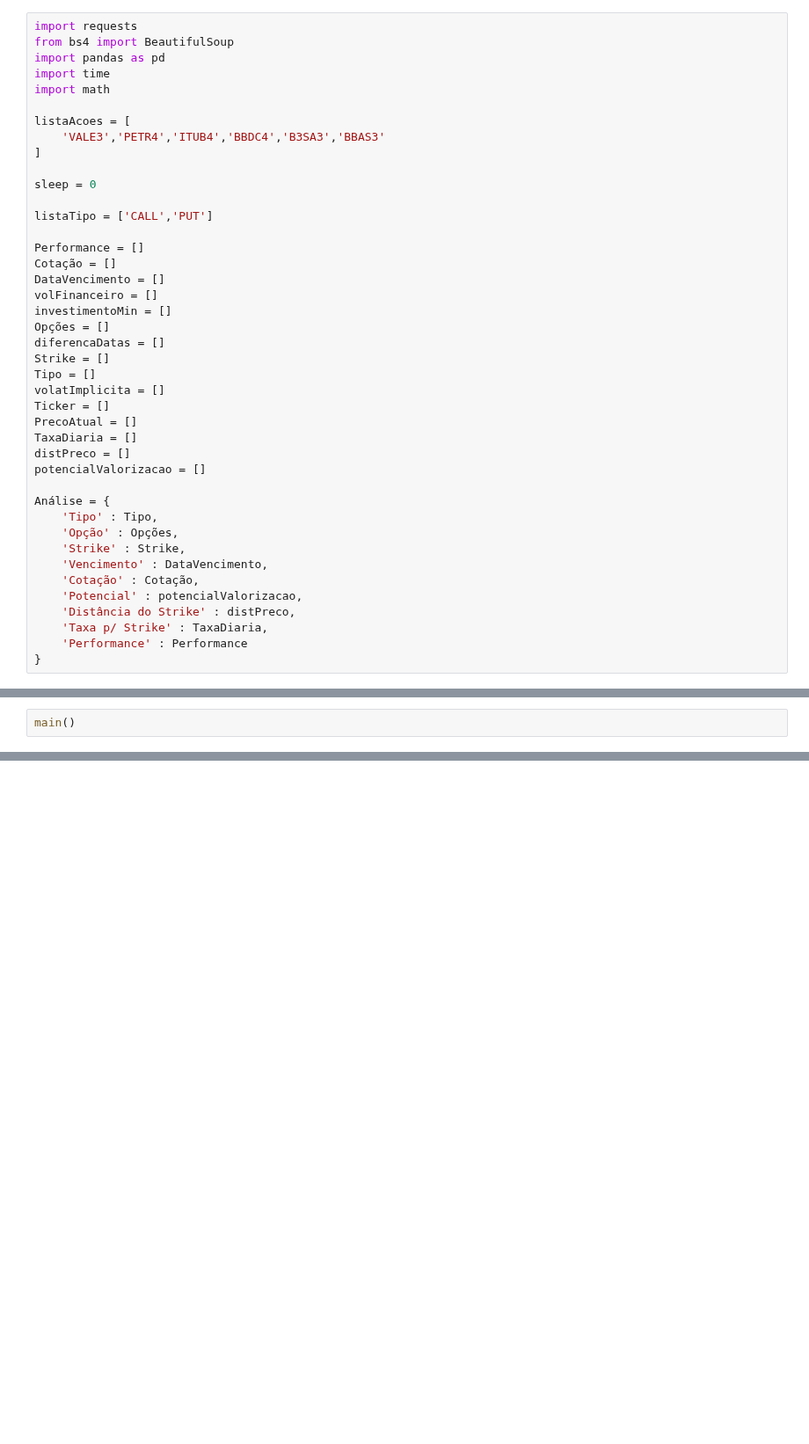
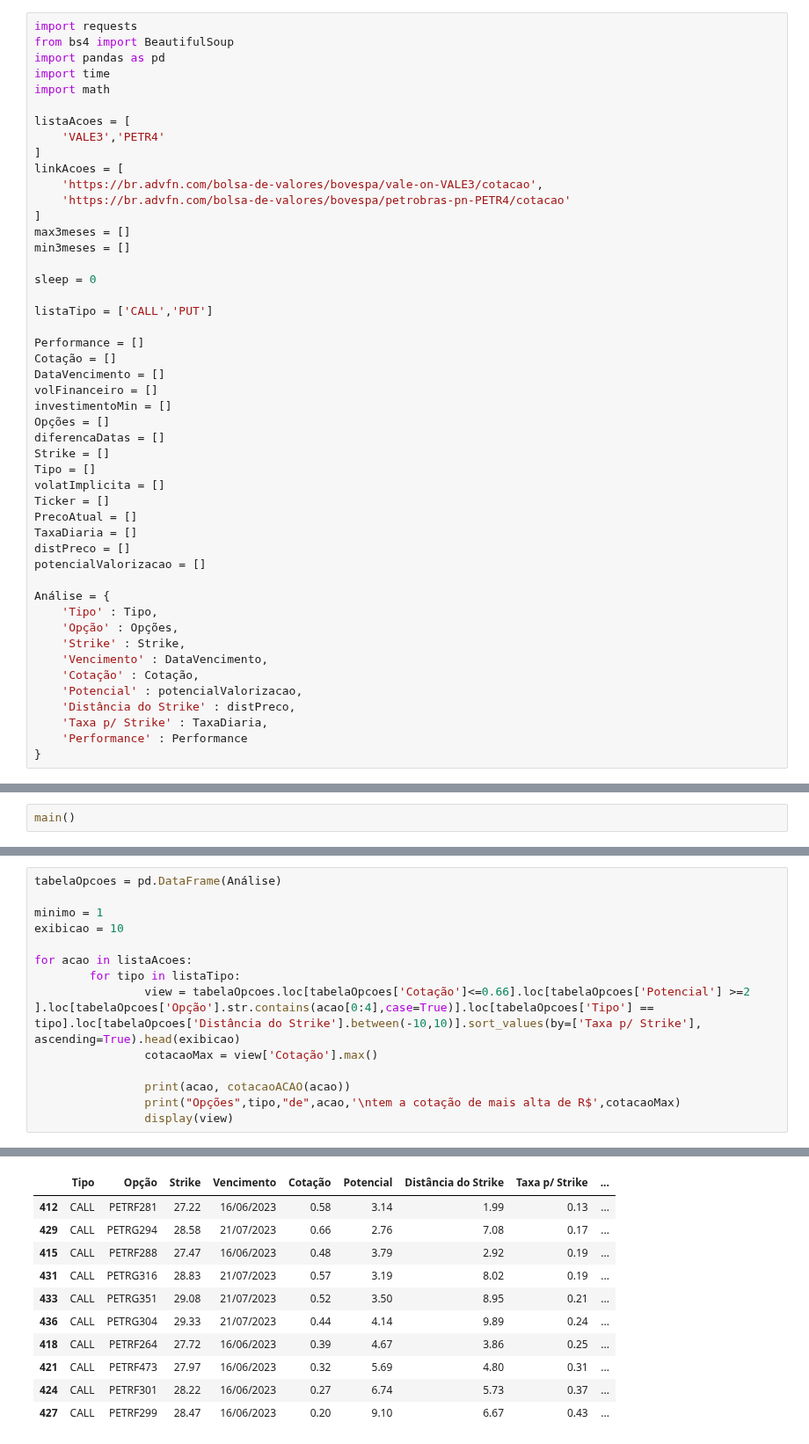
Before and after one commit to fernandodipp/Scraper_FII, a Jupyter notebook: opcoesB3 copy.ipynb, the cells around one changed output, grey strips where cells are left out. Shown at 88% size. Saved outputs shown, nothing was run; the diff lists cells and outputs as text; blank space fills up the shorter version.

```diff
--- a/opcoesB3 copy.ipynb
+++ b/opcoesB3 copy.ipynb
@@ -9,8 +9,14 @@ import time
 import math
 
 listaAcoes = [
-    'VALE3','PETR4','ITUB4','BBDC4','B3SA3','BBAS3'
+    'VALE3','PETR4'
 ]
+linkAcoes = [
+    'https://br.advfn.com/bolsa-de-valores/bovespa/vale-on-VALE3/cotacao',
+    'https://br.advfn.com/bolsa-de-valores/bovespa/petrobras-pn-PETR4/cotacao'
+]
+max3meses = []
+min3meses = []
 
 sleep = 0
 
@@ -488,0 +393,15 @@ e potencial de valorização média de 16.82
+# %%
+tabelaOpcoes = pd.DataFrame(Análise)
+
+minimo = 1
+exibicao = 10
+
+for acao in listaAcoes:
+        for tipo in listaTipo:
+                view = tabelaOpcoes.loc[tabelaOpcoes['Cotação']<=0.66].loc[tabelaOpcoes['Potencial'] >=2 ].loc[tabelaOpcoes['Opção'].str.contains(acao[0:4],case=True)].loc[tabelaOpcoes['Tipo'] == tipo].loc[tabelaOpcoes['Distância do Strike'].between(-10,10)].sort_values(by=['Taxa p/ Strike'], ascending=True).head(exibicao)
+                cotacaoMax = view['Cotação'].max()
+
+                print(acao, cotacaoACAO(acao))
+                print("Opções",tipo,"de",acao,'\ntem a cotação de mais alta de R$',cotacaoMax)
+                display(view)
+# %% [output]
@@ -488,0 +428,11 @@ e potencial de valorização média de 16.82
+|  | Tipo | Opção | Strike | Vencimento | Cotação | Potencial | Distância do Strike | Taxa p/ Strike | ... |
+| 412 | CALL | PETRF281 | 27.22 | 16/06/2023 | 0.58 | 3.14 | 1.99 | 0.13 | ... |
+| 429 | CALL | PETRG294 | 28.58 | 21/07/2023 | 0.66 | 2.76 | 7.08 | 0.17 | ... |
+| 415 | CALL | PETRF288 | 27.47 | 16/06/2023 | 0.48 | 3.79 | 2.92 | 0.19 | ... |
+| 431 | CALL | PETRG316 | 28.83 | 21/07/2023 | 0.57 | 3.19 | 8.02 | 0.19 | ... |
+| 433 | CALL | PETRG351 | 29.08 | 21/07/2023 | 0.52 | 3.50 | 8.95 | 0.21 | ... |
+| 436 | CALL | PETRG304 | 29.33 | 21/07/2023 | 0.44 | 4.14 | 9.89 | 0.24 | ... |
+| 418 | CALL | PETRF264 | 27.72 | 16/06/2023 | 0.39 | 4.67 | 3.86 | 0.25 | ... |
+| 421 | CALL | PETRF473 | 27.97 | 16/06/2023 | 0.32 | 5.69 | 4.80 | 0.31 | ... |
+| 424 | CALL | PETRF301 | 28.22 | 16/06/2023 | 0.27 | 6.74 | 5.73 | 0.37 | ... |
+| 427 | CALL | PETRF299 | 28.47 | 16/06/2023 | 0.20 | 9.10 | 6.67 | 0.43 | ... |
```
Also changed, not shown: parts of 5 cells of this notebook, 4 other files.
